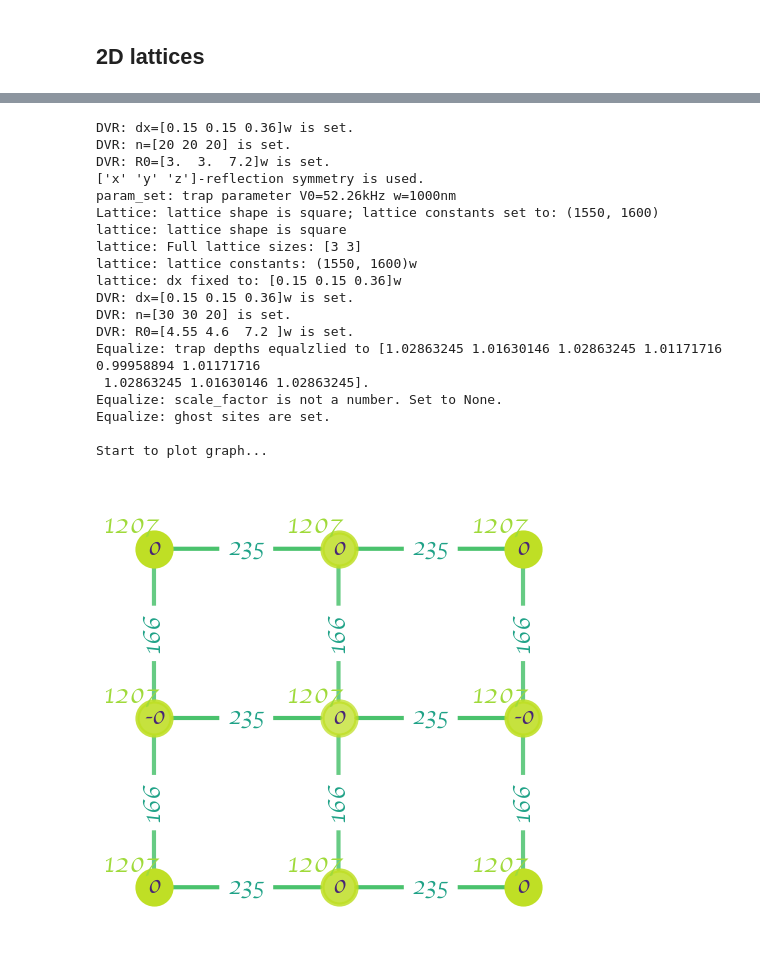
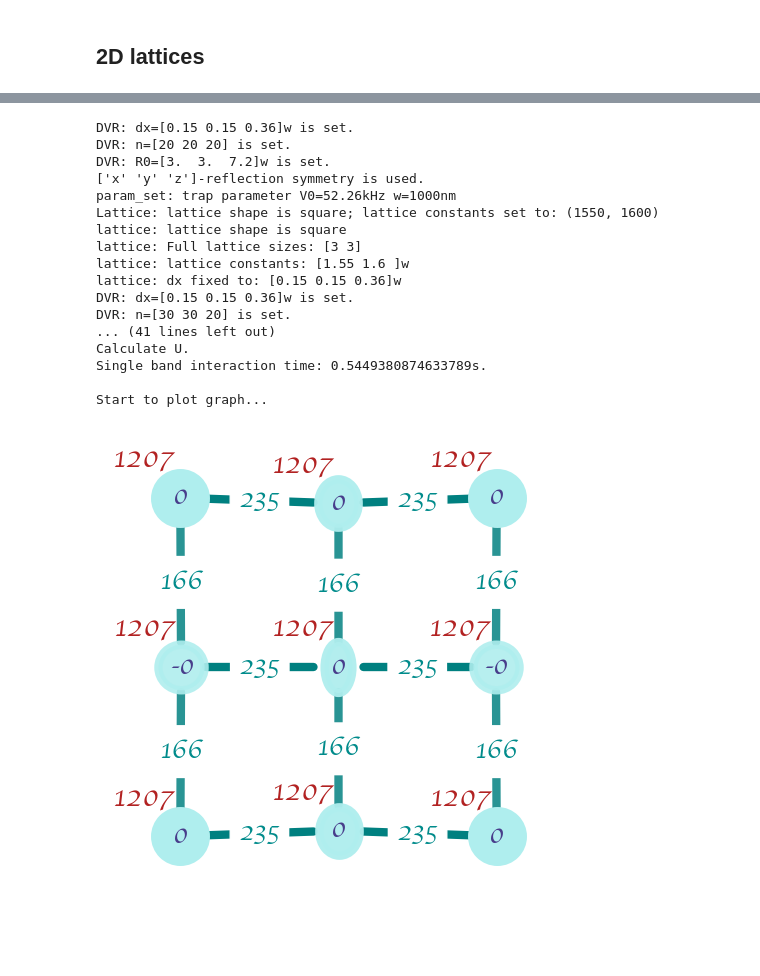
Before and after one commit to htwei17/HubbardTweezer, a Jupyter notebook: HubbardTweezer/src/figures.ipynb, the cells around one changed output, grey strips where cells are left out. Drawn from its saved outputs; the diff is of its cells as text; code cells hidden in the pictures; blank space fills up the shorter version.

```diff
--- a/HubbardTweezer/src/figures.ipynb
+++ b/HubbardTweezer/src/figures.ipynb
@@ -585,42 +562,42 @@ G = HubbardGraph(N,
                  lattice=np.array([L, Ly], dtype=int),
                  trap=(52.26, 1000),
                  lc=(1550, 1600),
                  ascatt=1770,
                  laser=780,
                  band=1,
                  sparse=True,
                  shape=shape,
                  waist=w,
                  equalize=False,
+                 equalize_V0=False,
                  eqtarget=eqt,
                  eqmethod=meth,
                  symmetry=True,
                  verbosity=3)
 
 fn = f'../output/{d}D_{L}x{Ly}_{shape}_{w}_{eqt}_{meth}.ini'
-G.U, G.A = read_Hubbard(fn)
-G.draw_graph(A=G.A, U=G.U)
+update_saved_data(fn, G)
+G = read_file(fn, G)
+G.draw_graph(nnn=False, A=G.A, U=G.U)
 # %% [output]
 DVR: dx=[0.15 0.15 0.36]w is set.
 DVR: n=[20 20 20] is set.
 DVR: R0=[3.  3.  7.2]w is set.
 ['x' 'y' 'z']-reflection symmetry is used.
 param_set: trap parameter V0=52.26kHz w=1000nm
 Lattice: lattice shape is square; lattice constants set to: (1550, 1600)
 lattice: lattice shape is square
 lattice: Full lattice sizes: [3 3]
-lattice: lattice constants: (1550, 1600)w
+lattice: lattice constants: [1.55 1.6 ]w
 lattice: dx fixed to: [0.15 0.15 0.36]w
 DVR: dx=[0.15 0.15 0.36]w is set.
 DVR: n=[30 30 20] is set.
-DVR: R0=[4.55 4.6  7.2 ]w is set.
-Equalize: trap depths equalzlied to [1.02863245 1.01630146 1.02863245 1.01171716 0.99958894 1.01171716
- 1.02863245 1.01630146 1.02863245].
-Equalize: scale_factor is not a number. Set to None.
-Equalize: ghost sites are set.
+... (41 lines left out)
+Calculate U.
+Single band interaction time: 0.5449380874633789s.
 
 Start to plot graph...
-[figure, old version]
+[figure, new version]
 # %%
 from Hubbard.plot import *
 import numpy as np
```
Also changed, not shown: parts of 10 cells of this notebook, 5 other files.
